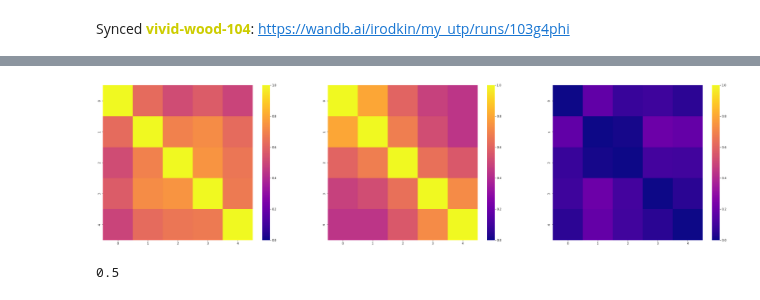
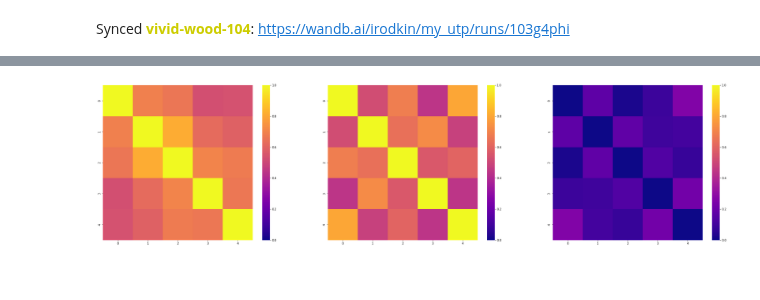
Before and after one commit to RodkinIvan/experiments, a Jupyter notebook: UnionSDR/union_sdr_test.ipynb, the cells around one changed output, grey strips where cells are left out. Drawn from its saved outputs; the diff is of its cells as text; code cells hidden in the pictures.

```diff
--- a/UnionSDR/union_sdr_test.ipynb
+++ b/UnionSDR/union_sdr_test.ipynb
@@ -96,10 +96,12 @@ def symmetric_diff_sz(set1: np.ndarray, set2: np.ndarray) -> int:
 def symmetric_error(_output, _target):
     return symmetric_diff_sz(_output, _target) / np.union1d(_output, _target).size
 
+
 def representations_intersection_1(dense1, dense2):
-    return np.count_nonzero(dense1 * dense2)/np.count_nonzero(dense1)
+    return np.count_nonzero(dense1 * dense2) / np.count_nonzero(dense1)
 
-def run(tm, tp, policy, state_encoder, action_encoder, learn=True, prev_dense=None, whole_active: SDR=None):
+
+def run(tm, tp, policy, state_encoder, action_encoder, learn=True, prev_dense=None, whole_active: SDR = None):
     tp_prev_union = tp.getUnionSDR().sparse.copy()
     tp_input = SDR(tp.getNumInputs())
     tp_predictive = SDR(tp.getNumInputs())
@@ -131,7 +133,6 @@ def run(tm, tp, policy, state_encoder, action_encoder, learn=True, prev_dense=No
 
         window_error += symmetric_error(current_union, tp_prev_union)
 
-
         my_log = {}
         if prev_dense is not None:
             my_log['new_cells_percent'] = 1 - representations_intersection_1(tp.getUnionSDR().dense, prev_dense)
@@ -141,7 +142,7 @@ def run(tm, tp, policy, state_encoder, action_encoder, learn=True, prev_dense=No
         if whole_active is not None:
             whole_active.dense = np.logical_or(whole_active.dense, tp.getUnionSDR().dense)
             whole_nonzero = np.count_nonzero(whole_active.dense)
-            my_log['cells_in_whole'] = np.count_nonzero(tp.getUnionSDR().dense)/whole_nonzero
+            my_log['cells_in_whole'] = np.count_nonzero(tp.getUnionSDR().dense) / whole_nonzero
 
         if counter % window_size == window_size - 1:
             my_log['difference'] = (window_error / window_size)
@@ -159,7 +160,7 @@ def run_only_tp(_tp, sequence, _encoder, learn=True):
         _input = _encoder.encode(element)
         sdr = SDR(_tp.getNumInputs())
         sdr.dense = _input
-        _tp.compute(sdr, sdr, True)
+        _tp.compute_discrete(sdr, sdr, True)
         diff = symmetric_error(prev_union, _tp.getUnionSDR().sparse)
         wandb.log({'difference': diff})
 
@@ -171,6 +172,7 @@ def get_one_hot(num, _classes_num=25):
 
 
 row_data, data = generate_data(5, n_actions, n_states, randomness=0.5)
+np.random.shuffle(data)
 # %%
 errors = []
 wandb.init(project='my_utp', entity='irodkin', reinit=True)
@@ -398,22 +412,23 @@ def train_all_seq(tm, tp, data, state_encoder, action_encoder, iters_per_seq):
         tp.reset()
     return representations
 
+
 utp_conf = {
     'inputDimensions': [input_columns * cells_per_column],
     'columnDimensions': [output_columns],
     'initial_pooling': 1,
     'pooling_decay': 0.2,
-    'permanence_inc': 0.01,
-    'permanence_dec': 0.001,
+    'permanence_inc': 0.005,
+    'permanence_dec': 0.003,
     'sparsity': 0.004,
     'active_weight': 0.5,
     'predicted_weight': 1.0,
-    'receptive_field_sparsity' : 0.5,
-    'activation_threshold' : 0.6
+    'receptive_field_sparsity': 0.5,
+    'activation_threshold': 0.6,
+    **config_sp_lower
 }
 
 wandb.init(project='my_utp', entity='irodkin', reinit=True, config=utp_conf)
-
 
 my_utp = MyUTP(**utp_conf)
 tm = DelayedFeedbackTM(**config_tm)
@@ -429,41 +447,37 @@ Synced valiant-water-162: https://wandb.ai/irodkin/my_utp/runs/25thbhc8
 # %%
 def row_similarity(policy_1, policy_2):
     counter = 0
     for index in range(len(policy_1)):
         if policy_1[index] == policy_2[index]:
             counter += 1
-    return counter/len(policy_1)
+    return counter / len(policy_1)
+
+
 def representation_similarity(representation_1, representation_2):
-    return (representation_1*representation_2).nonzero()[0].size/(representation_1 | representation_2).nonzero()[0].size
+    return (representation_1 * representation_2).nonzero()[0].size / (representation_1 | representation_2).nonzero()[
+        0].size
+
+
 similarity_matrix = np.zeros((len(representations), len(representations)))
 pure_similarity = np.zeros(similarity_matrix.shape)
 for i, policy1 in enumerate(data):
     for j, policy2 in enumerate(data):
         pure_similarity[i][j] = row_similarity(policy1, policy2)
         similarity_matrix[i][j] = abs(
             representation_similarity(representations[i].dense, representations[j].dense)
         )
 
 fig = plt.figure(figsize=(40, 10))
 ax1 = fig.add_subplot(131)
 ax2 = fig.add_subplot(132)
 ax3 = fig.add_subplot(133)
 
 sns.heatmap(similarity_matrix, vmin=0, vmax=1, cmap='plasma', ax=ax1)
 sns.heatmap(pure_similarity, vmin=0, vmax=1, cmap='plasma', ax=ax2)
 
-sns.heatmap(abs(pure_similarity-similarity_matrix), vmin=0, vmax=1, cmap='plasma', ax=ax3)
+sns.heatmap(abs(pure_similarity - similarity_matrix), vmin=0, vmax=1, cmap='plasma', ax=ax3)
 plt.show()
 # print(representations[0].dense.nonzero()[0])
 # print(representations[1].dense.nonzero()[0])
 # %% [output]
-[figure, old version]
+[figure, new version]
-# %%
-a = np.zeros(5)
-a[0] = 1
-a[2] = 1
-b = np.ones(5)
-b[1] = 0
-print(representations_intersection_1(b, a))
-# %% [output]
-0.5
```
Also changed, not shown: parts of 7 cells of this notebook, 1 other file.
